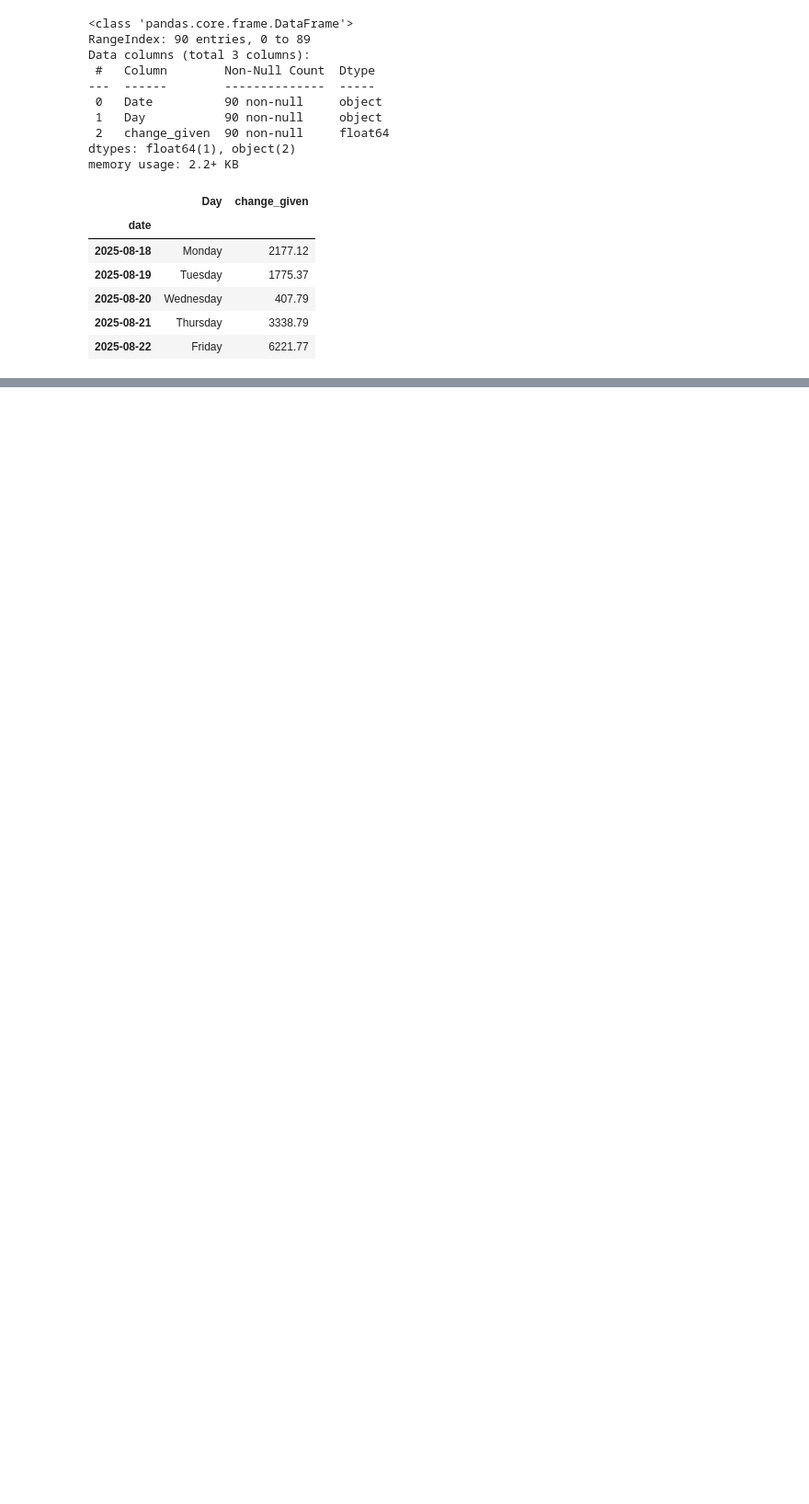
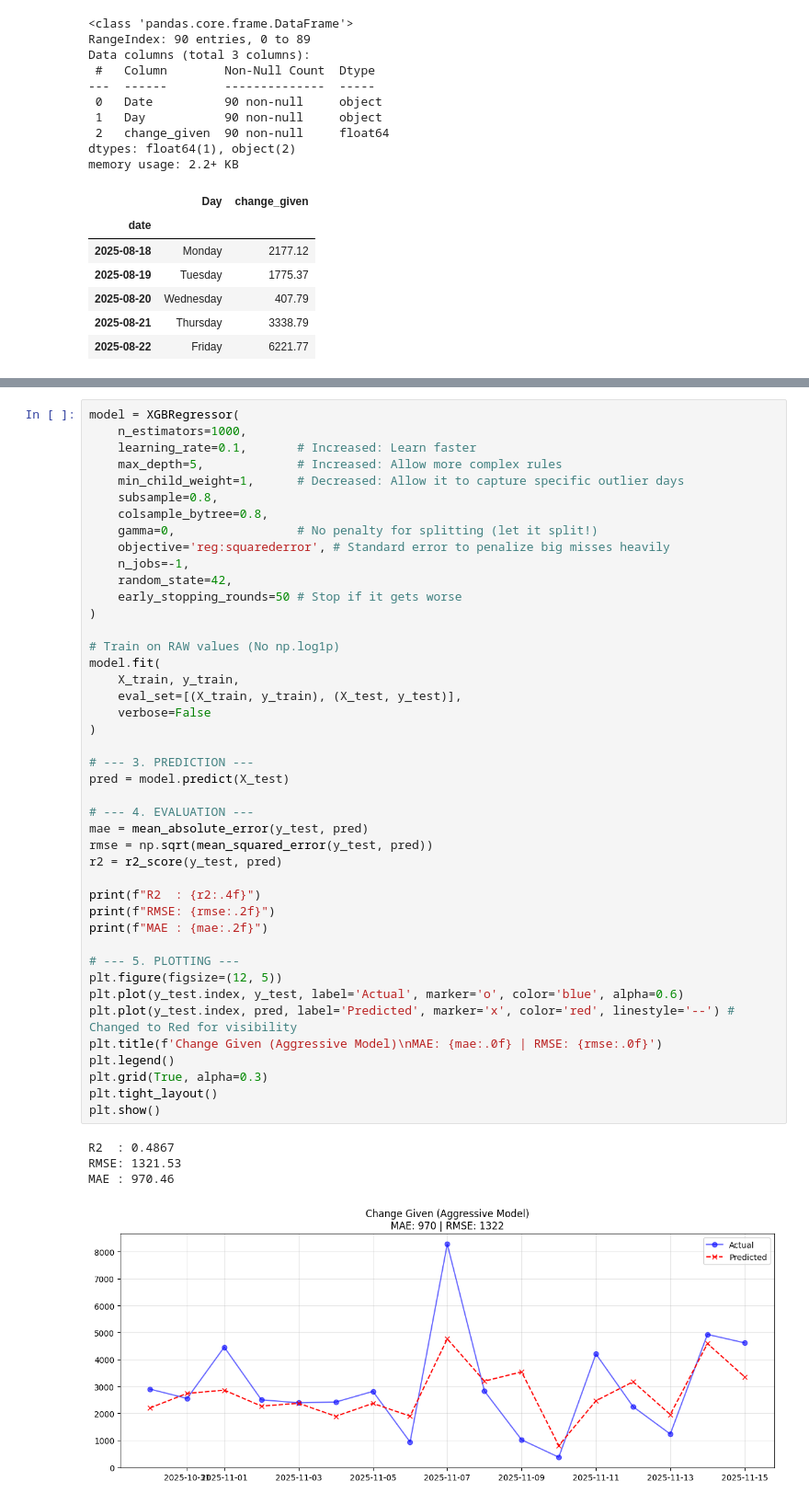
Before and after one commit to OM3NCODE/Retail-Saarthi, a Jupyter notebook: XGBoost_Cash_prediction.ipynb, the cells around one changed output, grey strips where cells are left out. Shown: that part at 92% size. Drawn from its saved outputs; the diff is of its cells as text; blank space fills up the shorter version.

Commit message:
Improved XGBoost Prediction and reduced RSME and MAE values

```diff
--- a/XGBoost_Cash_prediction.ipynb
+++ b/XGBoost_Cash_prediction.ipynb
@@ -189 +200,49 @@ MAE : 959.3021725643383
 <Figure size 1200x400 with 0 Axes>
+# %%
+model = XGBRegressor(
+    n_estimators=1000,
+    learning_rate=0.1,       # Increased: Learn faster
+    max_depth=5,             # Increased: Allow more complex rules
+    min_child_weight=1,      # Decreased: Allow it to capture specific outlier days
+    subsample=0.8,
+    colsample_bytree=0.8,
+    gamma=0,                 # No penalty for splitting (let it split!)
+    objective='reg:squarederror', # Standard error to penalize big misses heavily
+    n_jobs=-1,
+    random_state=42,
+    early_stopping_rounds=50 # Stop if it gets worse
+)
+
+# Train on RAW values (No np.log1p)
+model.fit(
+    X_train, y_train,
+    eval_set=[(X_train, y_train), (X_test, y_test)],
+    verbose=False
+)
+
+# --- 3. PREDICTION ---
+pred = model.predict(X_test)
+
+# --- 4. EVALUATION ---
+mae = mean_absolute_error(y_test, pred)
+rmse = np.sqrt(mean_squared_error(y_test, pred))
+r2 = r2_score(y_test, pred)
+
+print(f"R2  : {r2:.4f}")
+print(f"RMSE: {rmse:.2f}")
+print(f"MAE : {mae:.2f}")
+
+# --- 5. PLOTTING ---
+plt.figure(figsize=(12, 5))
+plt.plot(y_test.index, y_test, label='Actual', marker='o', color='blue', alpha=0.6)
+plt.plot(y_test.index, pred, label='Predicted', marker='x', color='red', linestyle='--') # Changed to Red for visibility
+plt.title(f'Change Given (Aggressive Model)\nMAE: {mae:.0f} | RMSE: {rmse:.0f}')
+plt.legend()
+plt.grid(True, alpha=0.3)
+plt.tight_layout()
+plt.show()
+# %% [output]
+R2  : 0.4867
+RMSE: 1321.53
+MAE : 970.46
+[figure, added]
```
Also changed, not shown: parts of 5 cells of this notebook.
